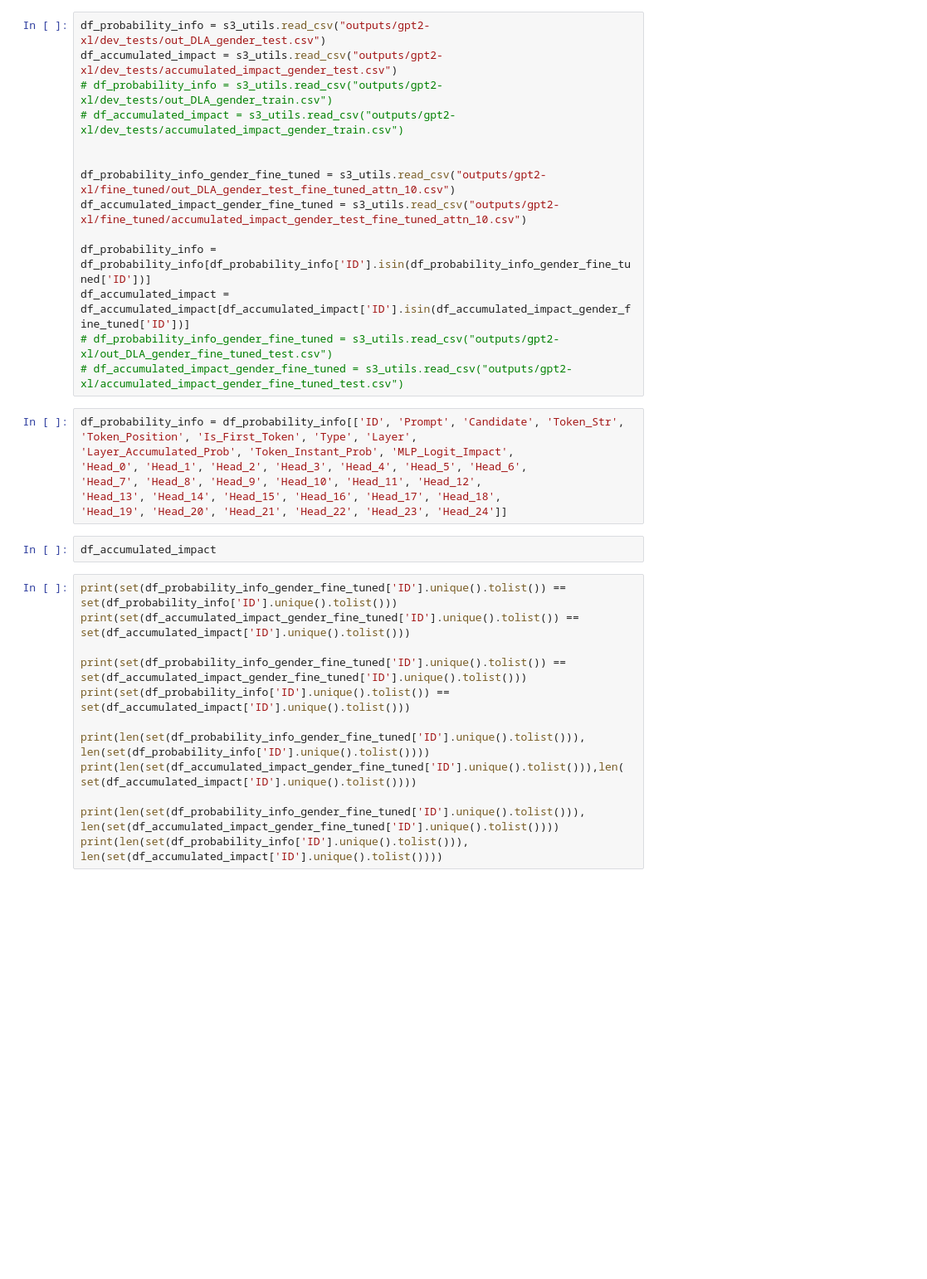
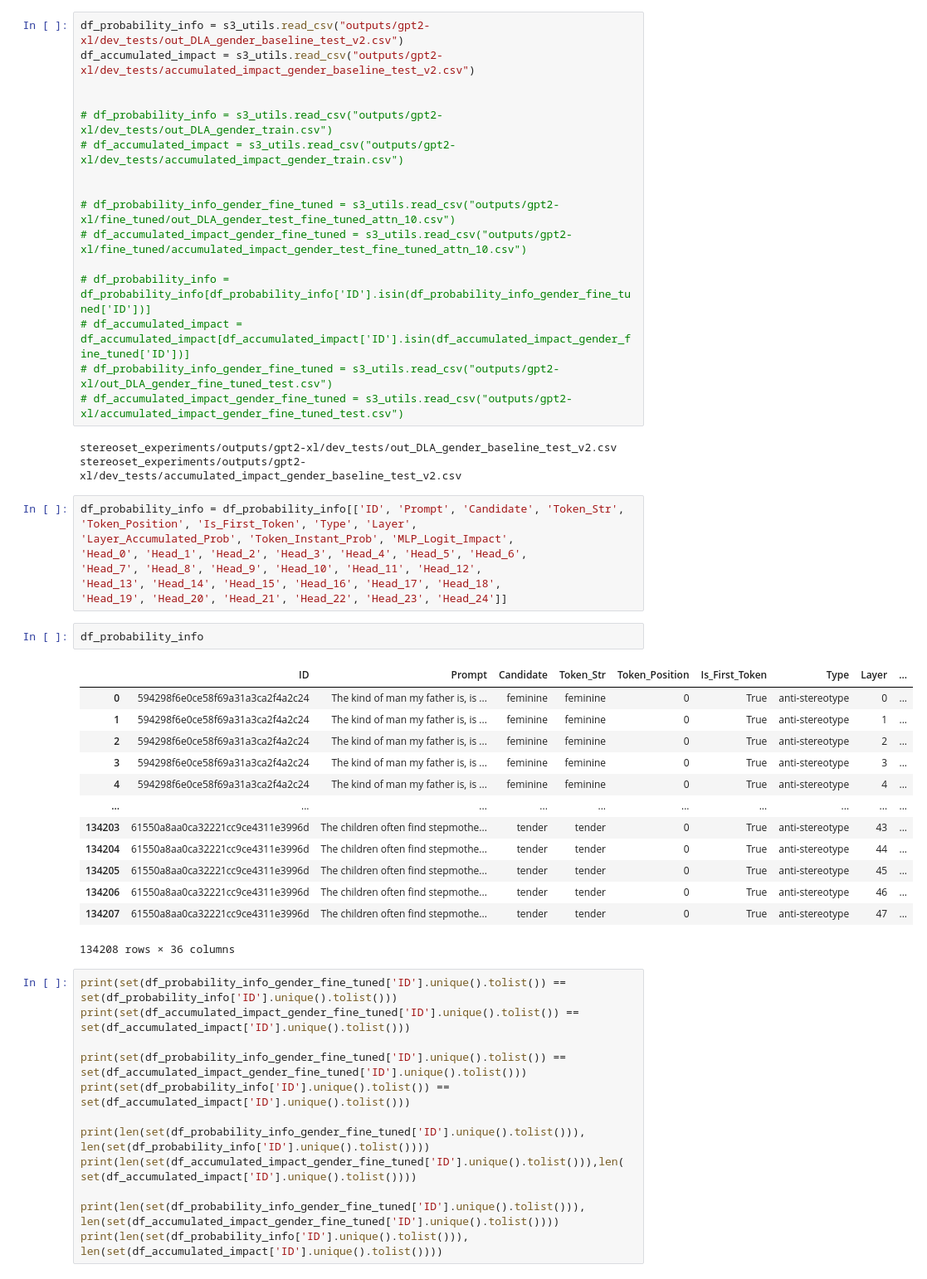
Before and after one commit to MartaSamoilenko/bias-mitigation-interpretability, a Jupyter notebook: experiments/stereoset/stereoset_layer_impact_analysis.ipynb, the cells around one changed output. Shown at 83% size. Drawn from its saved outputs; the diff is of its cells as text; blank space fills up the shorter version.

```diff
--- a/experiments/stereoset/stereoset_layer_impact_analysis.ipynb
+++ b/experiments/stereoset/stereoset_layer_impact_analysis.ipynb
@@ -59,17 +60,22 @@ else:
 # %%
-df_probability_info = s3_utils.read_csv("outputs/gpt2-xl/dev_tests/out_DLA_gender_test.csv")
-df_accumulated_impact = s3_utils.read_csv("outputs/gpt2-xl/dev_tests/accumulated_impact_gender_test.csv")
+df_probability_info = s3_utils.read_csv("outputs/gpt2-xl/dev_tests/out_DLA_gender_baseline_test_v2.csv")
+df_accumulated_impact = s3_utils.read_csv("outputs/gpt2-xl/dev_tests/accumulated_impact_gender_baseline_test_v2.csv")
+
+
 # df_probability_info = s3_utils.read_csv("outputs/gpt2-xl/dev_tests/out_DLA_gender_train.csv")
 # df_accumulated_impact = s3_utils.read_csv("outputs/gpt2-xl/dev_tests/accumulated_impact_gender_train.csv")
 
 
-df_probability_info_gender_fine_tuned = s3_utils.read_csv("outputs/gpt2-xl/fine_tuned/out_DLA_gender_test_fine_tuned_attn_10.csv")
-df_accumulated_impact_gender_fine_tuned = s3_utils.read_csv("outputs/gpt2-xl/fine_tuned/accumulated_impact_gender_test_fine_tuned_attn_10.csv")
+# df_probability_info_gender_fine_tuned = s3_utils.read_csv("outputs/gpt2-xl/fine_tuned/out_DLA_gender_test_fine_tuned_attn_10.csv")
+# df_accumulated_impact_gender_fine_tuned = s3_utils.read_csv("outputs/gpt2-xl/fine_tuned/accumulated_impact_gender_test_fine_tuned_attn_10.csv")
 
-df_probability_info = df_probability_info[df_probability_info['ID'].isin(df_probability_info_gender_fine_tuned['ID'])]
-df_accumulated_impact = df_accumulated_impact[df_accumulated_impact['ID'].isin(df_accumulated_impact_gender_fine_tuned['ID'])]
+# df_probability_info = df_probability_info[df_probability_info['ID'].isin(df_probability_info_gender_fine_tuned['ID'])]
+# df_accumulated_impact = df_accumulated_impact[df_accumulated_impact['ID'].isin(df_accumulated_impact_gender_fine_tuned['ID'])]
 # df_probability_info_gender_fine_tuned = s3_utils.read_csv("outputs/gpt2-xl/out_DLA_gender_fine_tuned_test.csv")
 # df_accumulated_impact_gender_fine_tuned = s3_utils.read_csv("outputs/gpt2-xl/accumulated_impact_gender_fine_tuned_test.csv")
+# %% [output]
+stereoset_experiments/outputs/gpt2-xl/dev_tests/out_DLA_gender_baseline_test_v2.csv
+stereoset_experiments/outputs/gpt2-xl/dev_tests/accumulated_impact_gender_baseline_test_v2.csv
 # %%
 df_probability_info = df_probability_info[['ID', 'Prompt', 'Candidate', 'Token_Str',
 'Token_Position', 'Is_First_Token', 'Type', 'Layer',
@@ -79,7 +85,21 @@ df_probability_info = df_probability_info[['ID', 'Prompt', 'Candidate', 'Token_S
 'Head_13', 'Head_14', 'Head_15', 'Head_16', 'Head_17', 'Head_18',
 'Head_19', 'Head_20', 'Head_21', 'Head_22', 'Head_23', 'Head_24']]
 # %%
-df_accumulated_impact
+df_probability_info
+# %% [output]
+|  | ID | Prompt | Candidate | Token_Str | Token_Position | Is_First_Token | Type | Layer | ... |
+| 0 | 594298f6e0ce58f69a31a3ca2f4a2c24 | The kind of man my father is, is ... | feminine | feminine | 0 | True | anti-stereotype | 0 | ... |
+| 1 | 594298f6e0ce58f69a31a3ca2f4a2c24 | The kind of man my father is, is ... | feminine | feminine | 0 | True | anti-stereotype | 1 | ... |
+| 2 | 594298f6e0ce58f69a31a3ca2f4a2c24 | The kind of man my father is, is ... | feminine | feminine | 0 | True | anti-stereotype | 2 | ... |
+| 3 | 594298f6e0ce58f69a31a3ca2f4a2c24 | The kind of man my father is, is ... | feminine | feminine | 0 | True | anti-stereotype | 3 | ... |
+| 4 | 594298f6e0ce58f69a31a3ca2f4a2c24 | The kind of man my father is, is ... | feminine | feminine | 0 | True | anti-stereotype | 4 | ... |
+| ... | ... | ... | ... | ... | ... | ... | ... | ... | ... |
+| 134203 | 61550a8aa0ca32221cc9ce4311e3996d | The children often find stepmothe... | tender | tender | 0 | True | anti-stereotype | 43 | ... |
+| 134204 | 61550a8aa0ca32221cc9ce4311e3996d | The children often find stepmothe... | tender | tender | 0 | True | anti-stereotype | 44 | ... |
+| 134205 | 61550a8aa0ca32221cc9ce4311e3996d | The children often find stepmothe... | tender | tender | 0 | True | anti-stereotype | 45 | ... |
+| 134206 | 61550a8aa0ca32221cc9ce4311e3996d | The children often find stepmothe... | tender | tender | 0 | True | anti-stereotype | 46 | ... |
+| 134207 | 61550a8aa0ca32221cc9ce4311e3996d | The children often find stepmothe... | tender | tender | 0 | True | anti-stereotype | 47 | ... |
+134208 rows × 36 columns
 # %%
 print(set(df_probability_info_gender_fine_tuned['ID'].unique().tolist()) == set(df_probability_info['ID'].unique().tolist()))
 print(set(df_accumulated_impact_gender_fine_tuned['ID'].unique().tolist()) == set(df_accumulated_impact['ID'].unique().tolist()))
```
Also changed, not shown: parts of 12 cells of this notebook, 4 other files.
